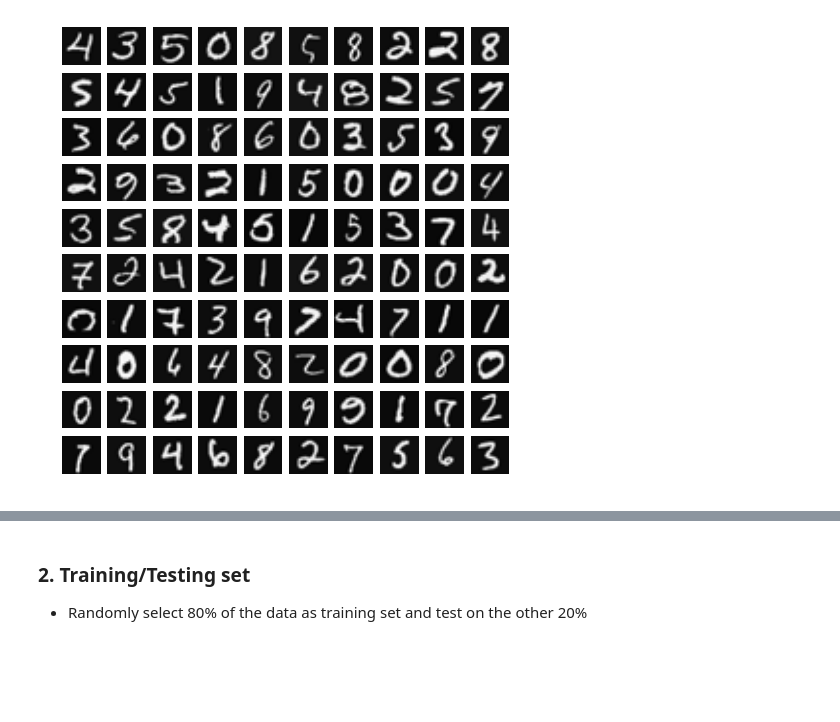
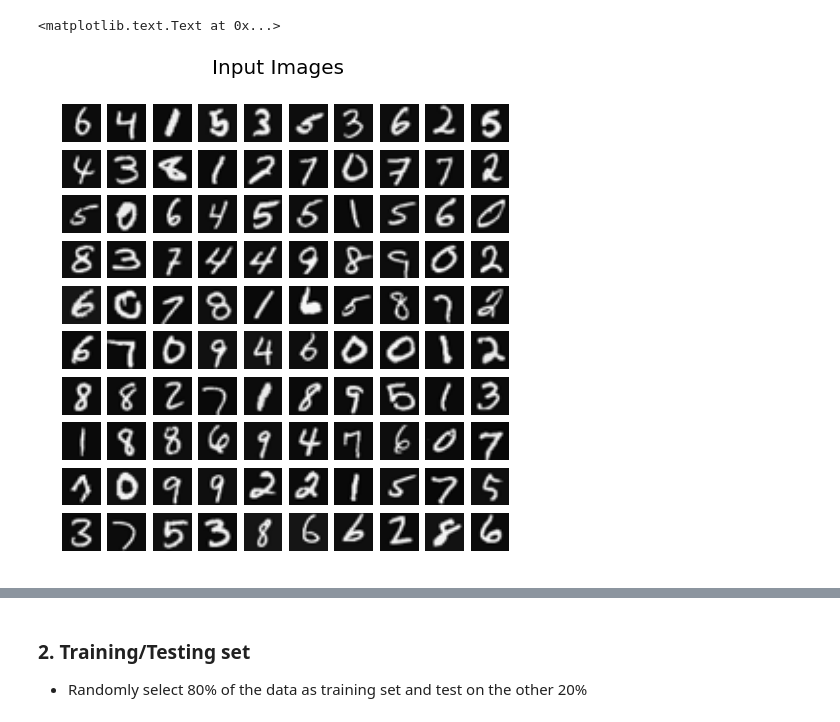
Before and after one commit to lbz320/Machine_learning_coursera, a Jupyter notebook: week5/machine-learning-ex4/Python_code/Neural_network.ipynb, the cells around one changed output, grey strips where cells are left out. Cells and saved outputs as stored; diff of their text form; code cells hidden in the pictures; blank space fills up the shorter version.

```diff
--- a/week5/machine-learning-ex4/Python_code/Neural_network.ipynb
+++ b/week5/machine-learning-ex4/Python_code/Neural_network.ipynb
@@ -14,13 +34,15 @@ Y = mat['y']
 # %%
 #visualize the data, randomly select 100 samples
-samples = np.random.randint(0, X.shape[0], 100)
+samples = np.random.choice(X.shape[0], size=100, replace=False)
 fig = plt.figure(figsize = (8, 8))
 
 for i in range(len(samples)):
     data = X[samples[i], :].reshape([20, 20]).T
     data = data/data.max()
     ax = fig.add_subplot(10, 10, i+1)
     ax.imshow(data, 'gray')
     ax.axis('off')
+fig.suptitle("Input Images", fontsize=20)
 # %% [output]
+<matplotlib.text.Text at 0x...>
-[figure, old version]
+[figure, new version]
```
Also changed, not shown: parts of 21 cells of this notebook, 1 other file.
